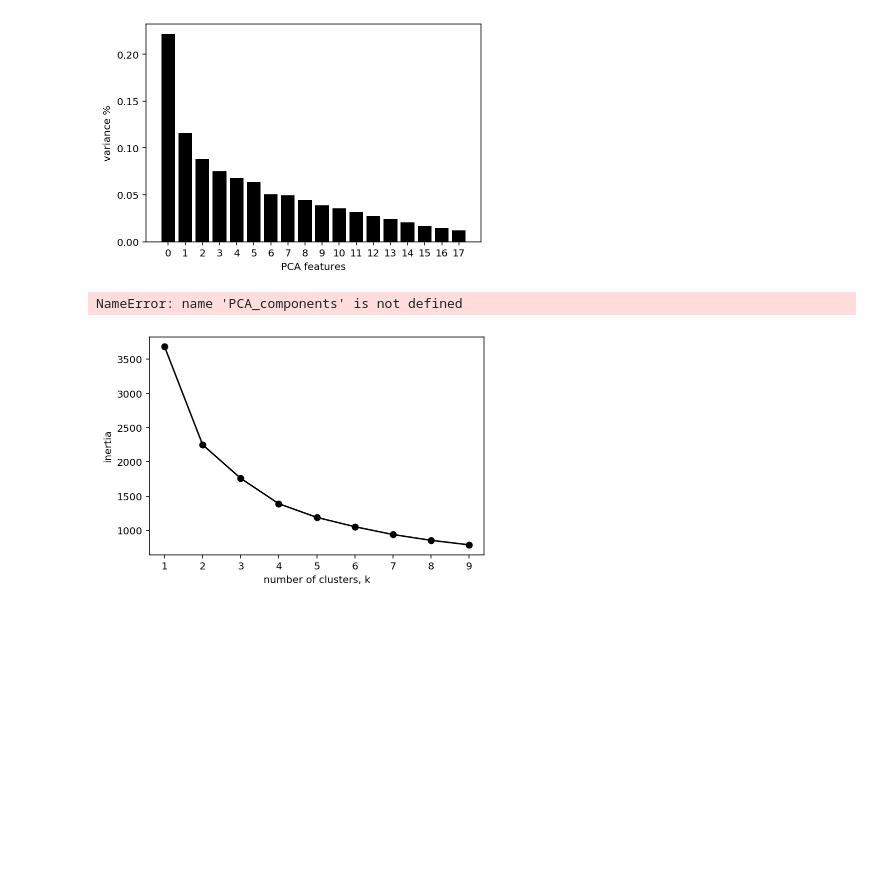
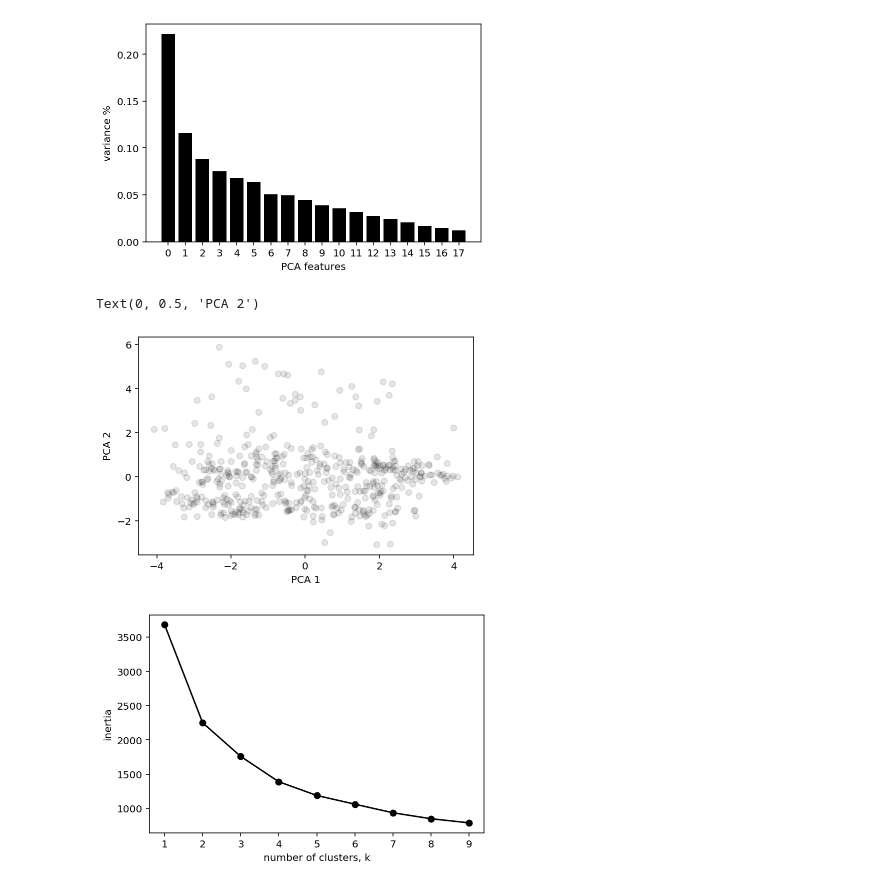
Before and after one commit to Galiold/data-mining-sap, a Jupyter notebook: phase-2/Python/sum.ipynb, the cells around one changed output. Drawn from its saved outputs; the diff is of its cells as text; code cells hidden in the pictures; blank space fills up the shorter version.

```diff
--- a/phase-2/Python/sum.ipynb
+++ b/phase-2/Python/sum.ipynb
@@ -387,12 +356,12 @@ PCA_components = pd.DataFrame(principalComponents)
 # %% [output]
 [figure]
 # %%
-plt.figure(figsize=(10,10))
 plt.scatter(PCA_components[0], PCA_components[1], alpha=.1, color='black')
 plt.xlabel('PCA 1')
 plt.ylabel('PCA 2')
 # %% [output]
-NameError: name 'PCA_components' is not defined
+Text(0, 0.5, 'PCA 2')
+[figure, added]
 # %%
 ks = range(1, 10)
 inertias = []
```
Also changed, not shown: parts of 17 cells of this notebook, 1 other file.
